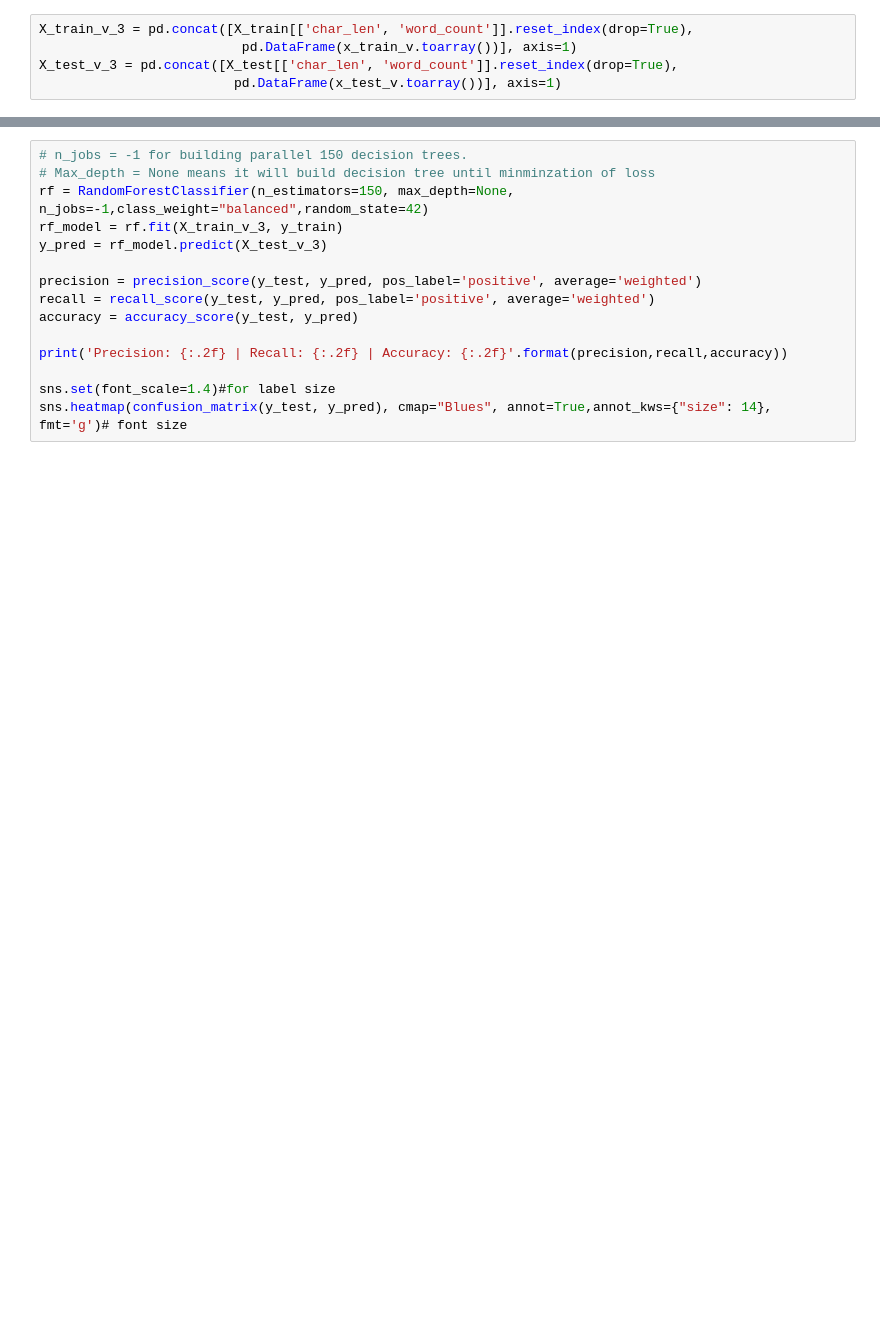
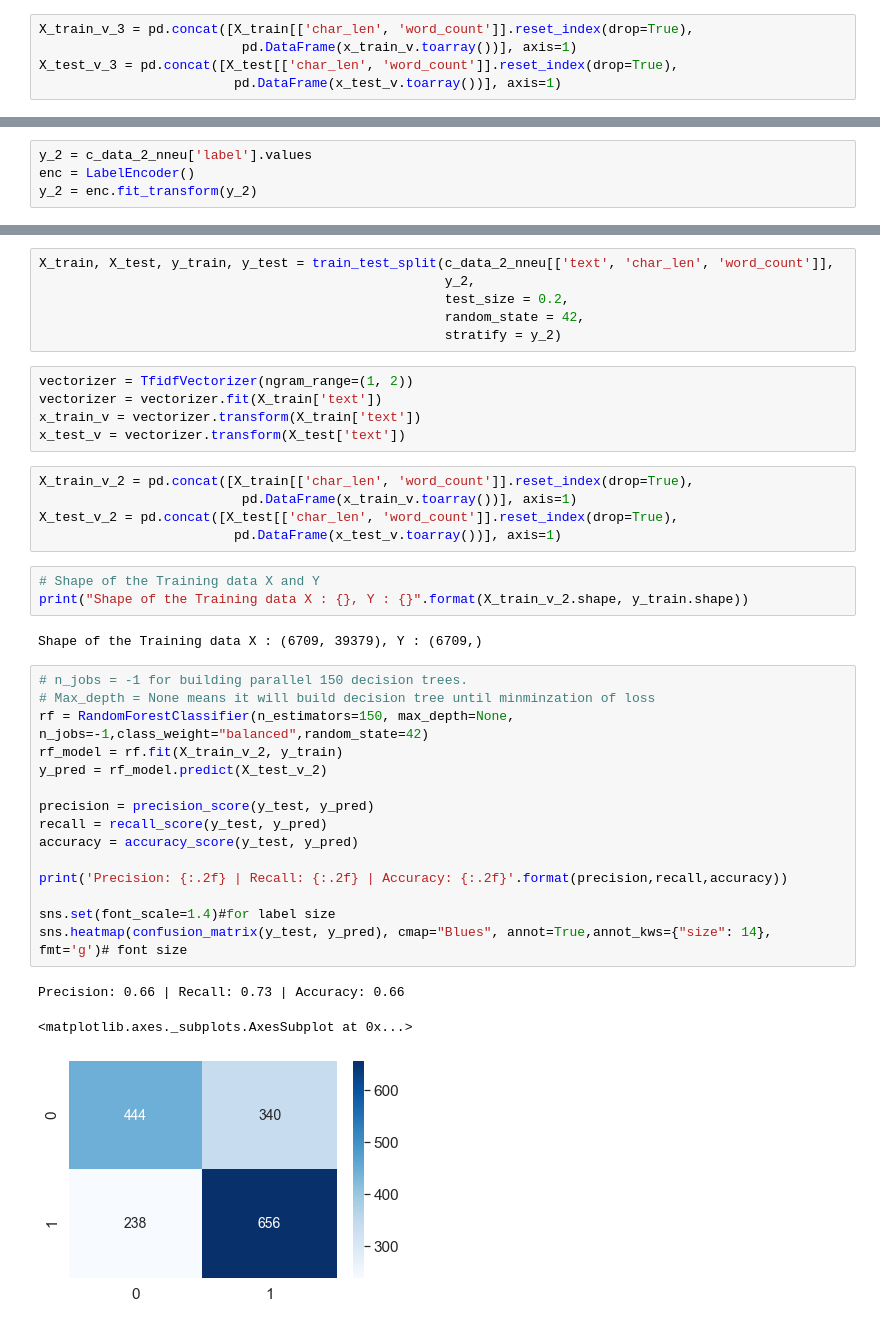
Before and after one commit to chakra-ai/SentimentAnalysis, a Jupyter notebook: NaiveBayesApproach.ipynb, the cells around one changed output, grey strips where cells are left out. Cells and saved outputs as stored; diff of their text form; blank space fills up the shorter version.

```diff
--- a/NaiveBayesApproach.ipynb
+++ b/NaiveBayesApproach.ipynb
@@ -186,0 +379,4 @@ print("Shape of the Training data X : {}, Y : {}".format(X_train_v_3.shape, y_tr
+# %%
+y_2 = c_data_2_nneu['label'].values
+enc = LabelEncoder()
+y_2 = enc.fit_transform(y_2)
@@ -187,15 +391,40 @@ print("Shape of the Training data X : {}, Y : {}".format(X_train_v_3.shape, y_tr
+# %%
+X_train, X_test, y_train, y_test = train_test_split(c_data_2_nneu[['text', 'char_len', 'word_count']],
+                                                    y_2,
+                                                    test_size = 0.2,
+                                                    random_state = 42,
+                                                    stratify = y_2)
+# %%
+vectorizer = TfidfVectorizer(ngram_range=(1, 2))
+vectorizer = vectorizer.fit(X_train['text'])
+x_train_v = vectorizer.transform(X_train['text'])
+x_test_v = vectorizer.transform(X_test['text'])
+# %%
+X_train_v_2 = pd.concat([X_train[['char_len', 'word_count']].reset_index(drop=True),
+                          pd.DataFrame(x_train_v.toarray())], axis=1)
+X_test_v_2 = pd.concat([X_test[['char_len', 'word_count']].reset_index(drop=True),
+                         pd.DataFrame(x_test_v.toarray())], axis=1)
+# %%
+# Shape of the Training data X and Y
+print("Shape of the Training data X : {}, Y : {}".format(X_train_v_2.shape, y_train.shape))
+# %% [output]
+Shape of the Training data X : (6709, 39379), Y : (6709,)
 # %%
 # n_jobs = -1 for building parallel 150 decision trees.
 # Max_depth = None means it will build decision tree until minminzation of loss
 rf = RandomForestClassifier(n_estimators=150, max_depth=None, n_jobs=-1,class_weight="balanced",random_state=42)
-rf_model = rf.fit(X_train_v_3, y_train)
-y_pred = rf_model.predict(X_test_v_3)
+rf_model = rf.fit(X_train_v_2, y_train)
+y_pred = rf_model.predict(X_test_v_2)
 
-precision = precision_score(y_test, y_pred, pos_label='positive', average='weighted')
-recall = recall_score(y_test, y_pred, pos_label='positive', average='weighted')
+precision = precision_score(y_test, y_pred)
+recall = recall_score(y_test, y_pred)
 accuracy = accuracy_score(y_test, y_pred)
 
 print('Precision: {:.2f} | Recall: {:.2f} | Accuracy: {:.2f}'.format(precision,recall,accuracy))
 
 sns.set(font_scale=1.4)#for label size
 sns.heatmap(confusion_matrix(y_test, y_pred), cmap="Blues", annot=True,annot_kws={"size": 14}, fmt='g')# font size
+# %% [output]
+Precision: 0.66 | Recall: 0.73 | Accuracy: 0.66
+<matplotlib.axes._subplots.AxesSubplot at 0x...>
+[figure, added]
```
Also changed, not shown: parts of 50 cells of this notebook, 5 other files.
